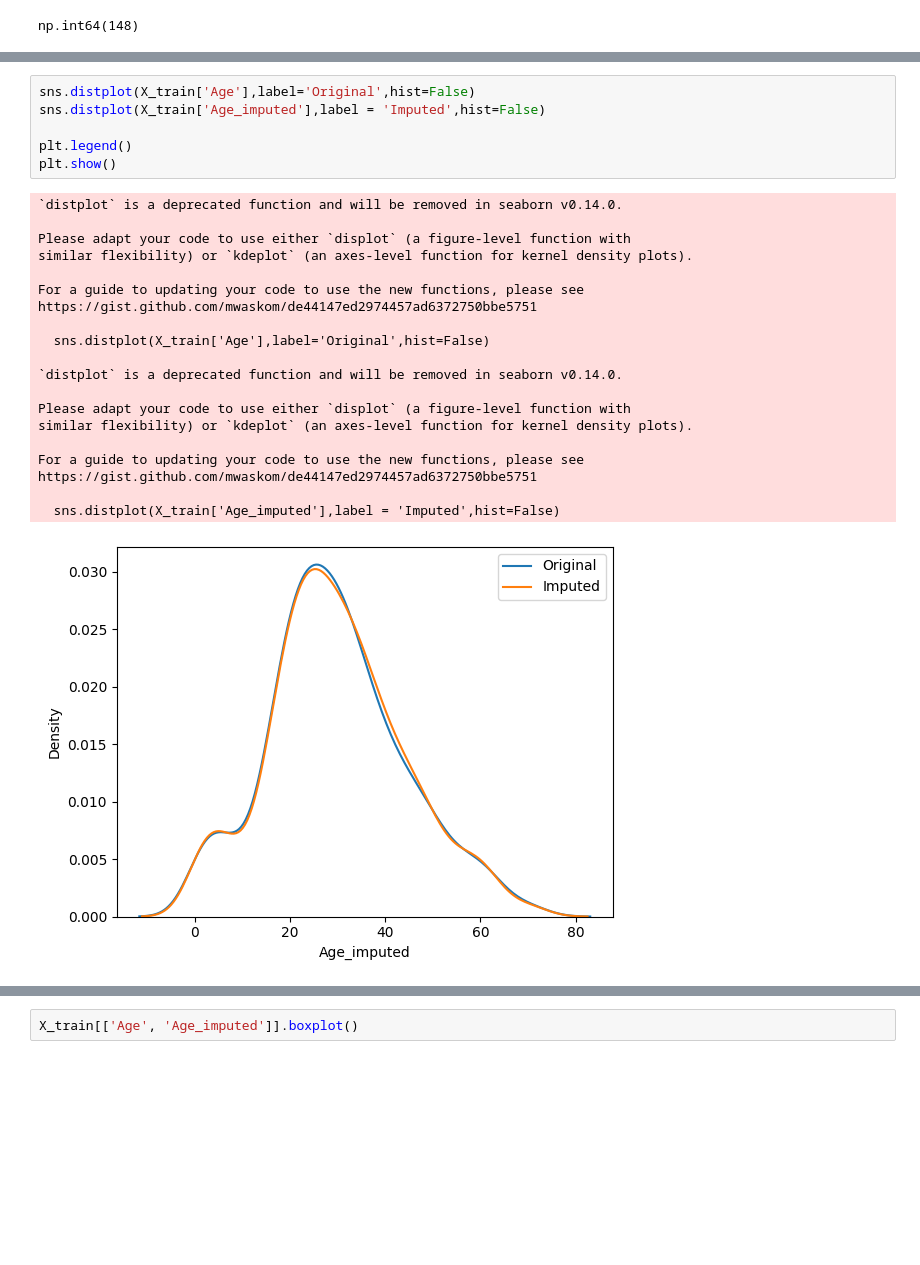
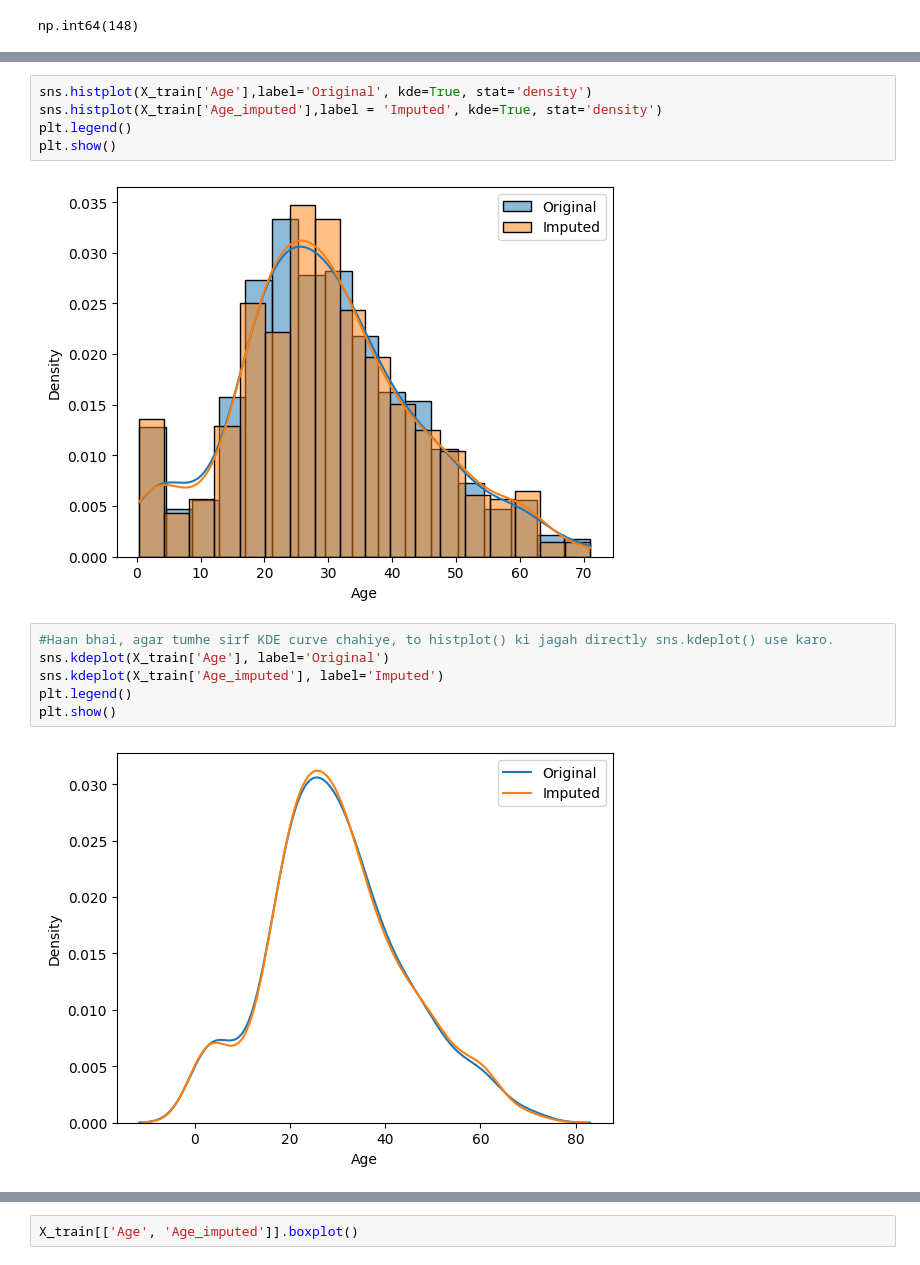
Before and after one commit to hanuman-kshitij1001/My-AIML-Journey, a Jupyter notebook: 10_Machine-Learing/38_missing_indicator_random_sample_imputation/Numarical_Impimetion_Of_RSI.ipynb, the cells around one changed output, grey strips where cells are left out. Cells and saved outputs as stored; diff of their text form; blank space fills up the shorter version.

```diff
--- a/10_Machine-Learing/38_missing_indicator_random_sample_imputation/Numarical_Impimetion_Of_RSI.ipynb
+++ b/10_Machine-Learing/38_missing_indicator_random_sample_imputation/Numarical_Impimetion_Of_RSI.ipynb
@@ -110,31 +134,19 @@ X_train
 712 rows × 3 columns
 # %%
-sns.distplot(X_train['Age'],label='Original',hist=False)
-sns.distplot(X_train['Age_imputed'],label = 'Imputed',hist=False)
-
+sns.histplot(X_train['Age'],label='Original', kde=True, stat='density')
+sns.histplot(X_train['Age_imputed'],label = 'Imputed', kde=True, stat='density')
 plt.legend()
 plt.show()
 # %% [output]
-`distplot` is a deprecated function and will be removed in seaborn v0.14.0.
-
-Please adapt your code to use either `displot` (a figure-level function with
-similar flexibility) or `kdeplot` (an axes-level function for kernel density plots).
-
-For a guide to updating your code to use the new functions, please see
-https://gist.github.com/mwaskom/de44147ed2974457ad6372750bbe5751
-
-  sns.distplot(X_train['Age'],label='Original',hist=False)
-
-`distplot` is a deprecated function and will be removed in seaborn v0.14.0.
-
-Please adapt your code to use either `displot` (a figure-level function with
-similar flexibility) or `kdeplot` (an axes-level function for kernel density plots).
-
-For a guide to updating your code to use the new functions, please see
-https://gist.github.com/mwaskom/de44147ed2974457ad6372750bbe5751
-
-  sns.distplot(X_train['Age_imputed'],label = 'Imputed',hist=False)
-[figure, old version]
+[figure, new version]
+# %%
+#Haan bhai, agar tumhe sirf KDE curve chahiye, to histplot() ki jagah directly sns.kdeplot() use karo.
+sns.kdeplot(X_train['Age'], label='Original')
+sns.kdeplot(X_train['Age_imputed'], label='Imputed')
+plt.legend()
+plt.show()
+# %% [output]
+[figure, added]
 # %%
 print('Original variable variance: ', X_train['Age'].var())
 print('Variance after random imputation: ', X_train['Age_imputed'].var())
```
Also changed, not shown: parts of 28 cells of this notebook.
